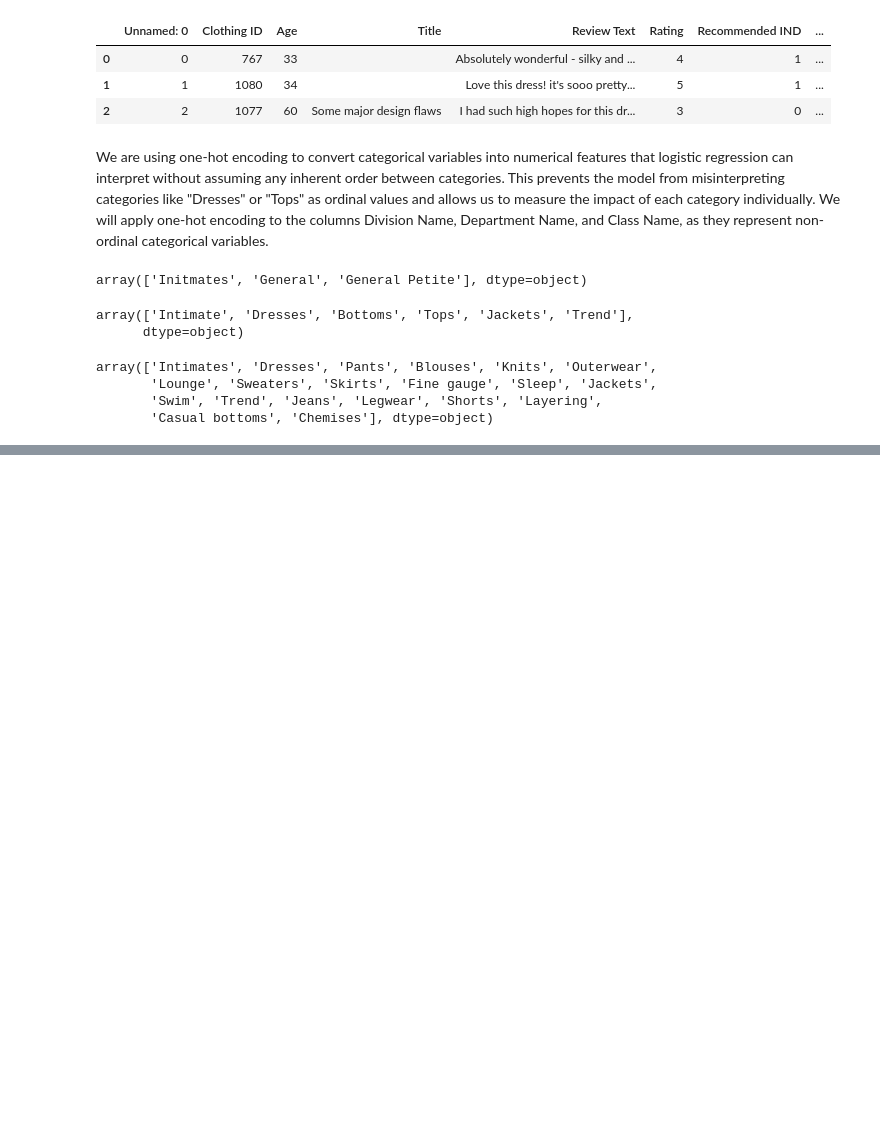
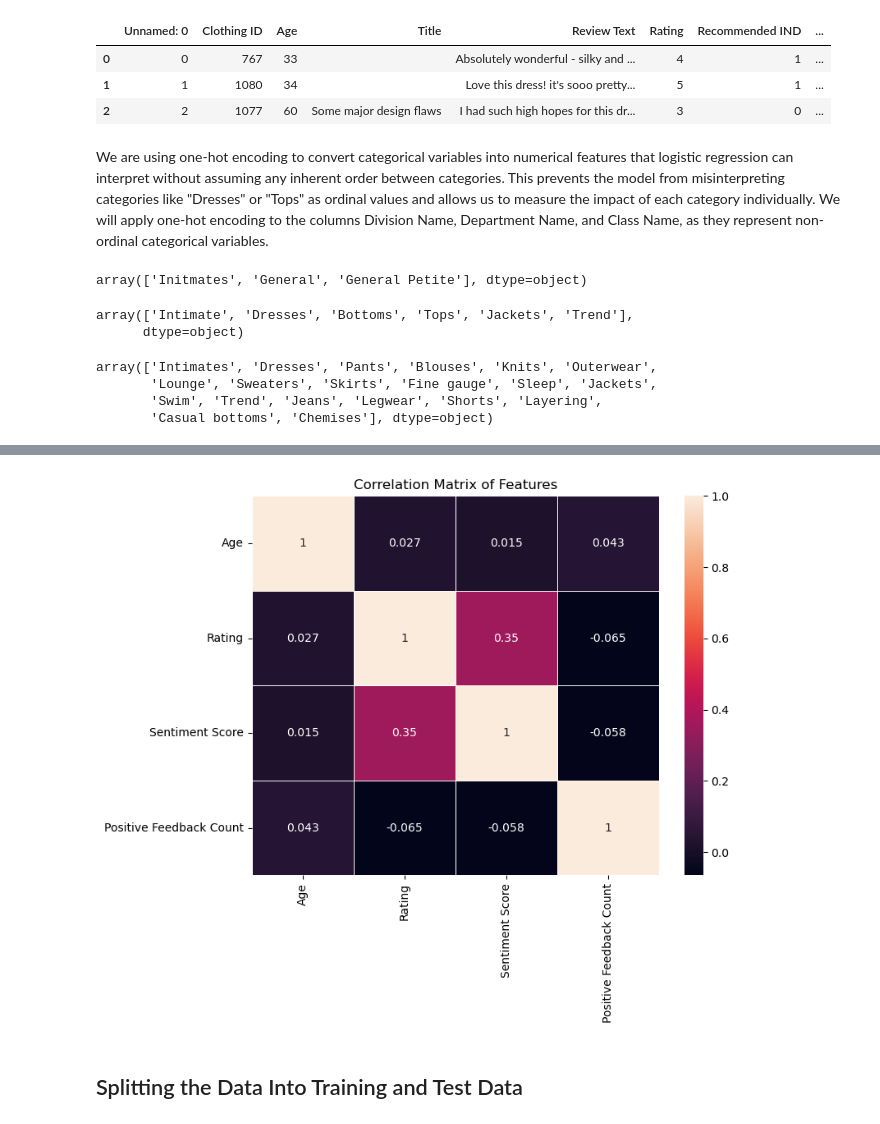
Before and after one commit to jsheryl909/Data-Science-Project-E-Commerce-Ratings-, a Jupyter notebook: E-Commerce Ratings Project.ipynb, the cells around one changed output, grey strips where cells are left out. Saved outputs shown, nothing was run; the diff lists cells and outputs as text; code cells hidden in the pictures; blank space fills up the shorter version.

```diff
--- a/E-Commerce Ratings Project.ipynb
+++ b/E-Commerce Ratings Project.ipynb
@@ -193,0 +255,10 @@ df_encoded = pd.get_dummies(df, columns=["Division Name", "Department Name"], dr
+# %%
+corr_matrix = df[["Age", "Rating", "Sentiment Score", "Positive Feedback Count"]].corr()
+plt.figure(figsize=(8, 6))
+sns.heatmap(corr_matrix, annot=True, linewidths=0.5)
+plt.title("Correlation Matrix of Features")
+plt.show()
+# %% [output]
+[figure, added]
+# %% [markdown]
+<H2> Splitting the Data Into Training and Test Data
```
Also changed, not shown: parts of 15 cells of this notebook.
